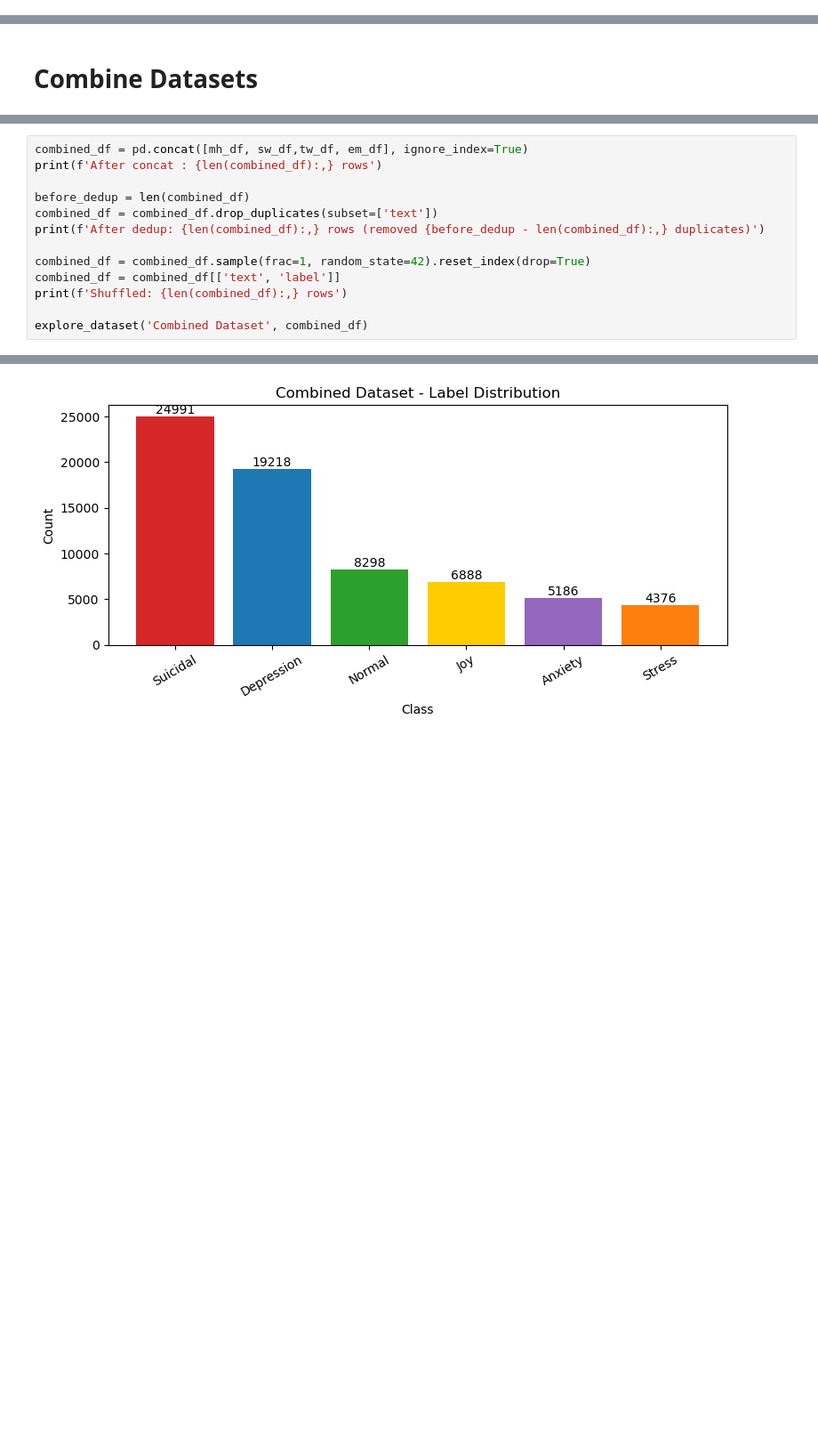
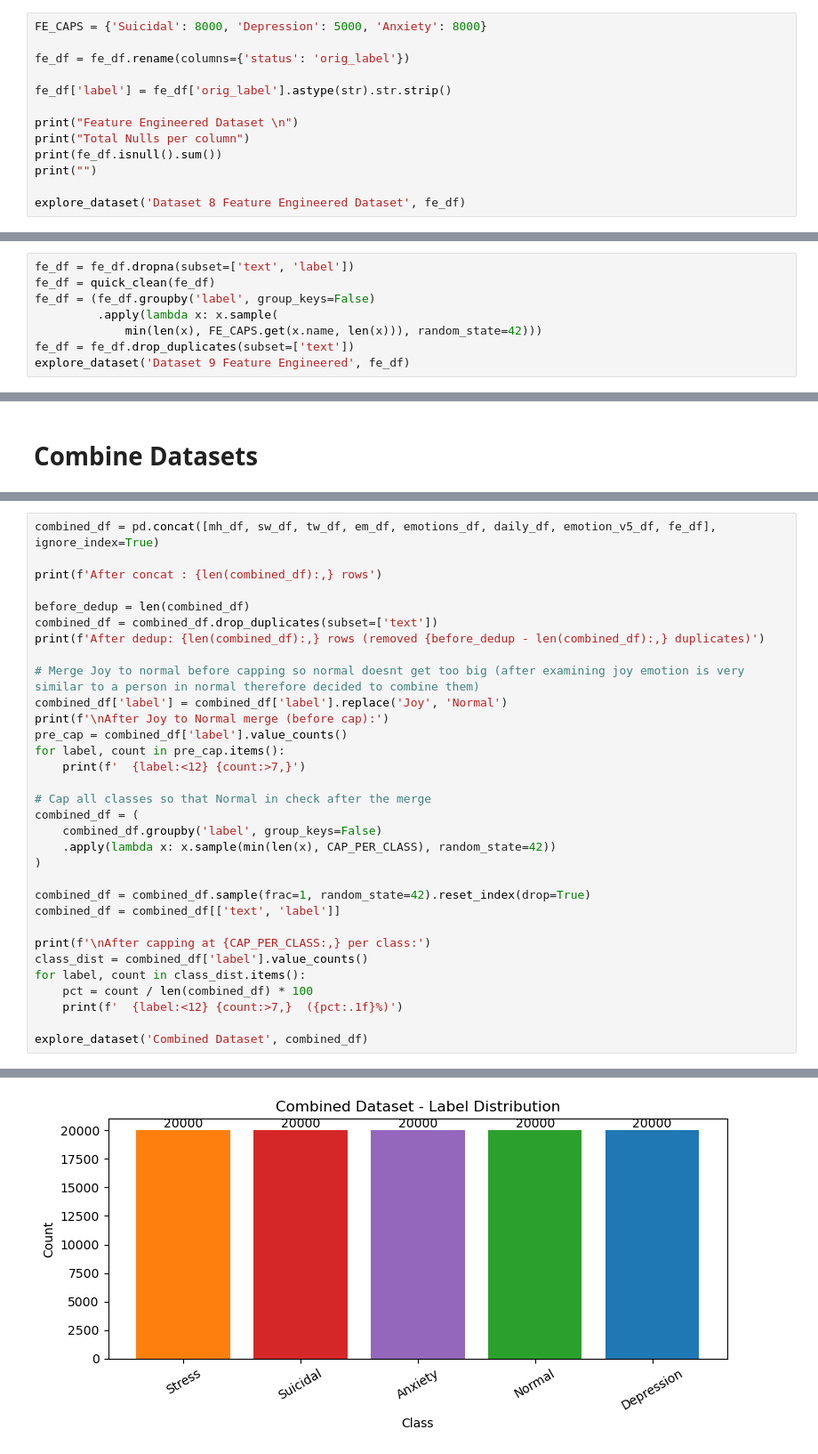
Before and after one commit to RividuPesara/ayu, a Jupyter notebook: notebooks/Sentiment Analysis.ipynb, the cells around one changed output, grey strips where cells are left out. Shown at 89% size. Drawn from its saved outputs; the diff is of its cells as text; blank space fills up the shorter version.

Commit message:
Expand sentiment preprocessing with cleaning/lemmatization, emotion lexicons, added datasets, and capped class sizes

```diff
--- a/notebooks/Sentiment Analysis.ipynb
+++ b/notebooks/Sentiment Analysis.ipynb
@@ -305,0 +676,13 @@ Sample text: i have been with petronas for years i feel that petronas has perfor
+# %%
+FE_CAPS = {'Suicidal': 8000, 'Depression': 5000, 'Anxiety': 8000}
+
+fe_df = fe_df.rename(columns={'status': 'orig_label'})
+
+fe_df['label'] = fe_df['orig_label'].astype(str).str.strip()
+
+print("Feature Engineered Dataset \n")
+print("Total Nulls per column")
+print(fe_df.isnull().sum())
+print("")
+
+explore_dataset('Dataset 8 Feature Engineered Dataset', fe_df)
@@ -305,0 +708,8 @@ Sample text: i have been with petronas for years i feel that petronas has perfor
+# %%
+fe_df = fe_df.dropna(subset=['text', 'label'])
+fe_df = quick_clean(fe_df)
+fe_df = (fe_df.groupby('label', group_keys=False)
+         .apply(lambda x: x.sample(
+             min(len(x), FE_CAPS.get(x.name, len(x))), random_state=42)))
+fe_df = fe_df.drop_duplicates(subset=['text'])
+explore_dataset('Dataset 9 Feature Engineered', fe_df)
@@ -345,14 +783,33 @@ Sample text: I know as parent of child with down syndrome that you have all hear
 # %%
-combined_df = pd.concat([mh_df, sw_df,tw_df, em_df], ignore_index=True)
+combined_df = pd.concat([mh_df, sw_df, tw_df, em_df, emotions_df, daily_df, emotion_v5_df, fe_df], ignore_index=True)
+
 print(f'After concat : {len(combined_df):,} rows')
 
 before_dedup = len(combined_df)
 combined_df = combined_df.drop_duplicates(subset=['text'])
 print(f'After dedup: {len(combined_df):,} rows (removed {before_dedup - len(combined_df):,} duplicates)')
 
+# Merge Joy to normal before capping so normal doesnt get too big (after examining joy emotion is very similar to a person in normal therefore decided to combine them)
+combined_df['label'] = combined_df['label'].replace('Joy', 'Normal')
+print(f'\nAfter Joy to Normal merge (before cap):')
+pre_cap = combined_df['label'].value_counts()
+for label, count in pre_cap.items():
+    print(f'  {label:<12} {count:>7,}')
+
+# Cap all classes so that Normal in check after the merge
+combined_df = (
+    combined_df.groupby('label', group_keys=False)
+    .apply(lambda x: x.sample(min(len(x), CAP_PER_CLASS), random_state=42))
+)
+
 combined_df = combined_df.sample(frac=1, random_state=42).reset_index(drop=True)
 combined_df = combined_df[['text', 'label']]
-print(f'Shuffled: {len(combined_df):,} rows')
+
+print(f'\nAfter capping at {CAP_PER_CLASS:,} per class:')
+class_dist = combined_df['label'].value_counts()
+for label, count in class_dist.items():
+    pct = count / len(combined_df) * 100
+    print(f'  {label:<12} {count:>7,}  ({pct:.1f}%)')
 
 explore_dataset('Combined Dataset', combined_df)
 # %% [output]
@@ -366,4 +835,4 @@ Sample text: it s something i feel multiple time a day i get even more anxious w
-[figure, old version]
+[figure, new version]
 # %%
 print(f'Combined dataset: {combined_df.shape[0]:,} rows, {combined_df.shape[1]} columns')
 print(f"Duplicates removed: {before_dedup - len(combined_df):,}")
```
Also changed, not shown: parts of 47 cells of this notebook.
